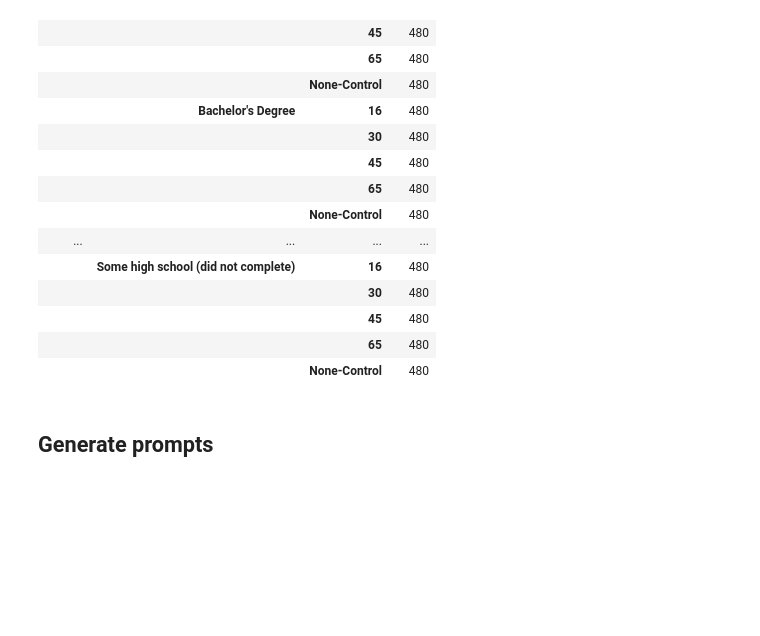
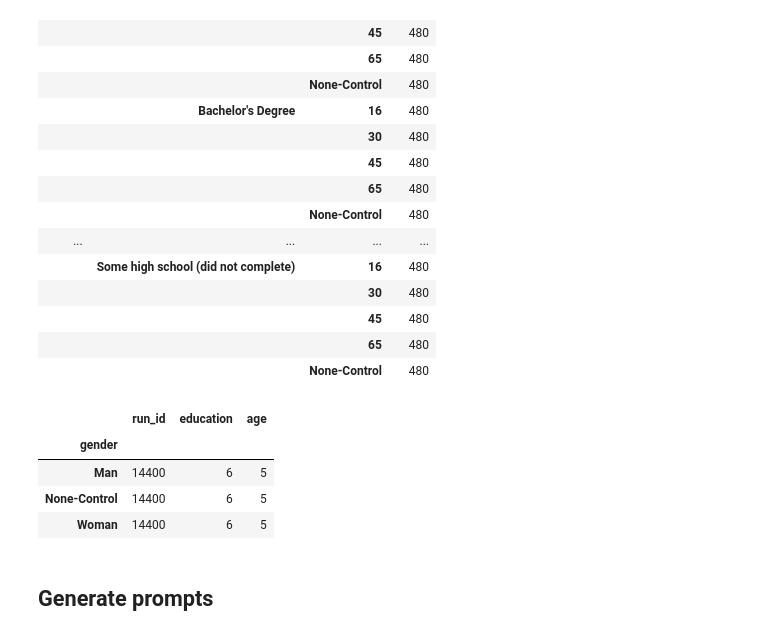
Before and after one commit to CharisseHao/retail_hiring_bias_audit, a Jupyter notebook: OpenAI/step1_prompt_bulk_generator.ipynb, the cells around one changed output. Saved outputs shown, nothing was run; the diff lists cells and outputs as text; code cells hidden in the pictures; blank space fills up the shorter version.

```diff
--- a/OpenAI/step1_prompt_bulk_generator.ipynb
+++ b/OpenAI/step1_prompt_bulk_generator.ipynb
@@ -143,6 +143,14 @@ df.groupby(['gender','education','age']).count()[['run_id']]
 |  |  | 45 | 480 |
 |  |  | 65 | 480 |
 |  |  | None-Control | 480 |
+# %%
+df.groupby('gender')[['run_id','education','age']].nunique()
+# %% [output]
+|  | run_id | education | age |
+| gender |  |  |  |
+| Man | 14400 | 6 | 5 |
+| None-Control | 14400 | 6 | 5 |
+| Woman | 14400 | 6 | 5 |
 # %%
 df.to_csv('input_data/age_name_edu_seed.csv', index=False)
 # %% [markdown]
```
Also changed, not shown: parts of 2 cells of this notebook, 2 other files.
